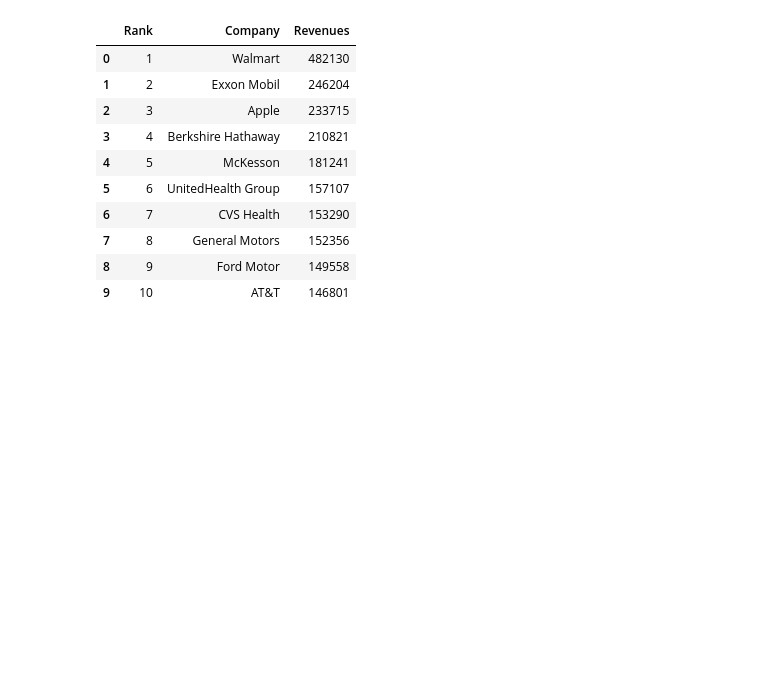
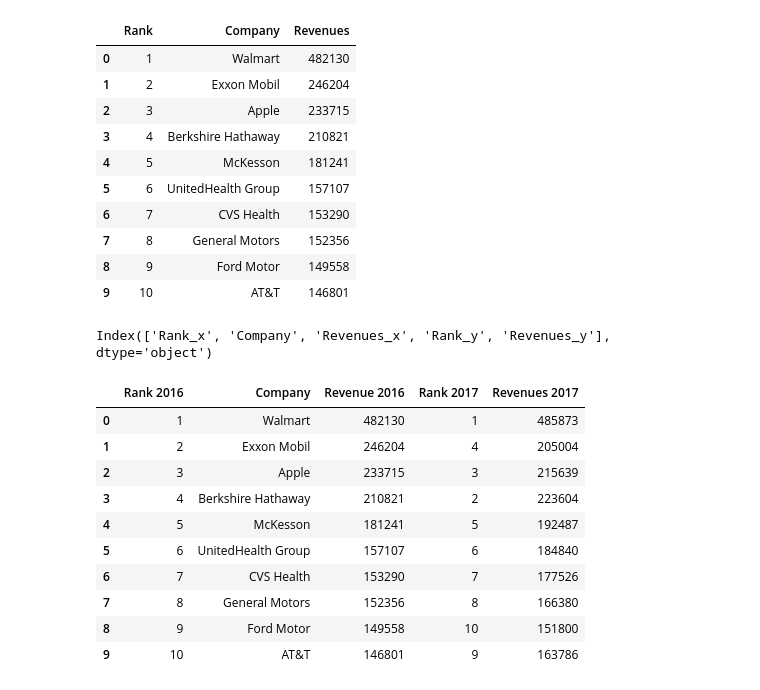
Before and after one commit to chinosamg/ETL-Project, a Jupyter notebook: ETL_Code-Fortune10_Combined_Table.ipynb, the cells around one changed output. Saved outputs shown, nothing was run; the diff lists cells and outputs as text; code cells hidden in the pictures; blank space fills up the shorter version.

```diff
--- a/ETL_Code-Fortune10_Combined_Table.ipynb
+++ b/ETL_Code-Fortune10_Combined_Table.ipynb
@@ -41,3 +39,23 @@ Fortune10_2016
 | 7 | 8 | General Motors | 152356 |
 | 8 | 9 | Ford Motor | 149558 |
 | 9 | 10 | AT&T | 146801 |
+# %%
+merge_table = pd.merge(Fortune10_2016, Fortune10_2017, on="Company")
+merge_table.columns
+# %% [output]
+Index(['Rank_x', 'Company', 'Revenues_x', 'Rank_y', 'Revenues_y'], dtype='object')
+# %%
+merge_table.rename(columns={"Rank_x":"Rank 2016", "Revenues_x":"Revenue 2016",
+                                "Rank_y":"Rank 2017", "Revenues_y":"Revenues 2017"})
+# %% [output]
+|  | Rank 2016 | Company | Revenue 2016 | Rank 2017 | Revenues 2017 |
+| 0 | 1 | Walmart | 482130 | 1 | 485873 |
+| 1 | 2 | Exxon Mobil | 246204 | 4 | 205004 |
+| 2 | 3 | Apple | 233715 | 3 | 215639 |
+| 3 | 4 | Berkshire Hathaway | 210821 | 2 | 223604 |
+| 4 | 5 | McKesson | 181241 | 5 | 192487 |
+| 5 | 6 | UnitedHealth Group | 157107 | 6 | 184840 |
+| 6 | 7 | CVS Health | 153290 | 7 | 177526 |
+| 7 | 8 | General Motors | 152356 | 8 | 166380 |
+| 8 | 9 | Ford Motor | 149558 | 10 | 151800 |
+| 9 | 10 | AT&T | 146801 | 9 | 163786 |
```
Also changed, not shown: parts of 3 cells of this notebook, 1 other file.
